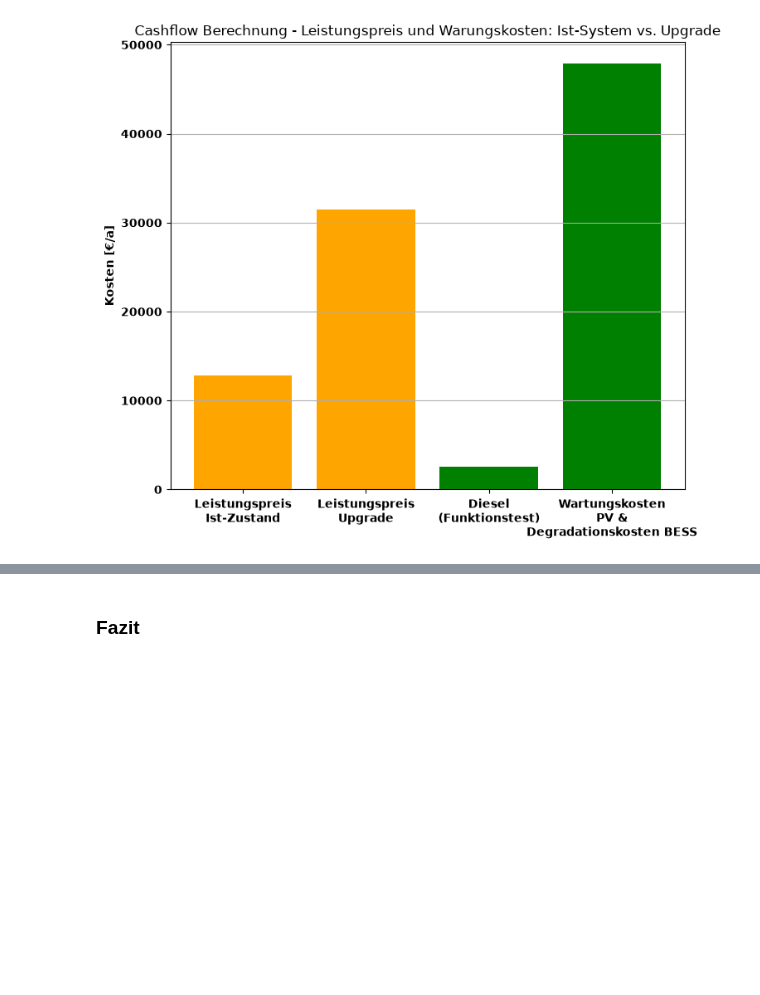
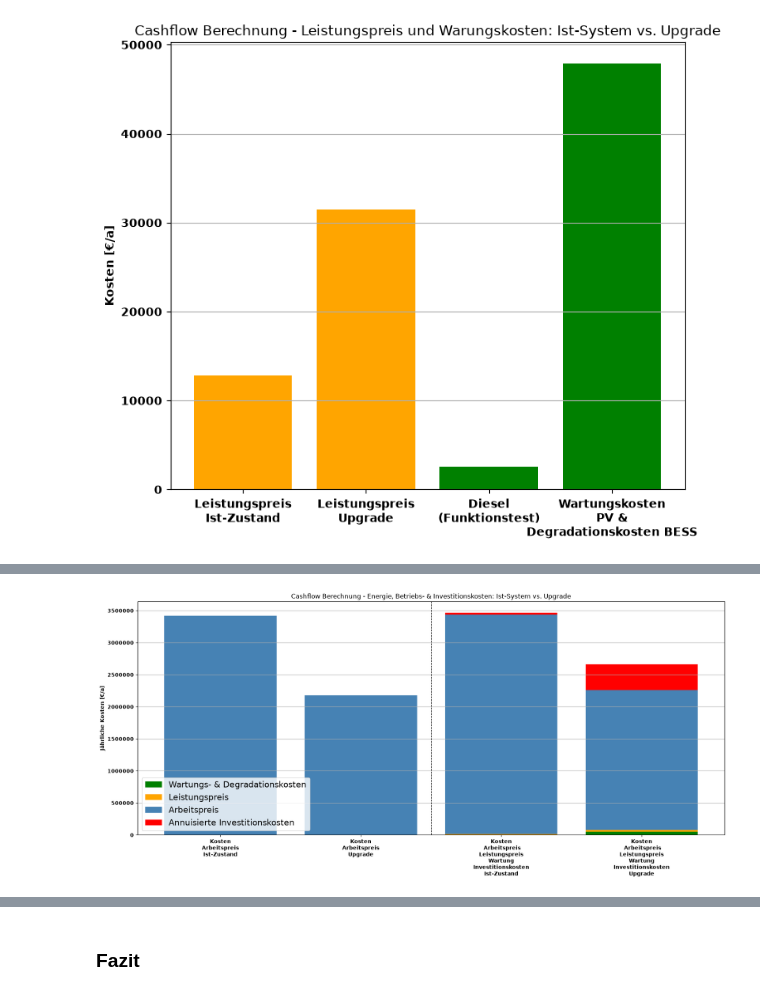
Before and after one commit to fschneegg/MoE-Team05, a Jupyter notebook: Notebook-V24.ipynb, the cells around one changed output, grey strips where cells are left out. Drawn from its saved outputs; the diff is of its cells as text; code cells hidden in the pictures; blank space fills up the shorter version.

```diff
--- a/Notebook-V24.ipynb
+++ b/Notebook-V24.ipynb
@@ -2014 +2024,74 @@ plt.show()
+# %%
+labels_ax2 = [
+    "Kosten\nArbeitspreis\nIst-Zustand",
+    "Kosten\nArbeitspreis\nUpgrade",
+
+    "Kosten\n Arbeitspreis\nLeistungspreis\nWartung\nInvestitionskosten\nIst-Zustand",
+    "Kosten\n Arbeitspreis\nLeistungspreis\nWartung\nInvestitionskosten\nUpgrade",
+]
+
+x2 = np.arange(len(labels_ax2))
+
+plt.figure(figsize=(20, 8))
+
+# Arbeitspreis
+plt.bar(x2[0], ap_is, color="steelblue")
+plt.bar(x2[1], ap_up, color="steelblue")
+
+# Opex & Capex Ist-Zustand
+plt.bar(x2[2], ds_is, color="green")
+plt.bar(x2[2], lp_is, bottom=ds_is, color="orange")
+plt.bar(x2[2], ap_is, bottom=ds_is + lp_is, color="steelblue")
+plt.bar(
+    x2[2],
+    diesel_a,
+    bottom=ds_is + lp_is + ap_is,
+    color="red"
+)
+
+# Opex & Capex Upgrade
+plt.bar(x2[3], es_up, color="green", label="Wartungs- & Degradationskosten")
+plt.bar(x2[3], lp_up, bottom=es_up, color="orange", label="Leistungspreis")
+plt.bar(x2[3], ap_up, bottom=es_up + lp_up, color="steelblue", label="Arbeitspreis")
+plt.bar(
+    x2[3],
+    pv_a,
+    bottom=es_up + lp_up + ap_up,
+    color="red"
+)
+plt.bar(
+    x2[3],
+    annuity_bess,
+    bottom=es_up + lp_up + ap_up + pv_a,
+    color="red", label='Annuisierte Investitionskosten'
+)
+
+plt.xticks(x2, labels_ax2)
+
+plt.ylabel(
+    "Jährliche Kosten [€/a]",
+    fontweight="bold"
+)
+
+plt.ticklabel_format(style="plain", axis="y")
+
+for label in plt.gca().get_yticklabels():
+    label.set_fontweight("bold")
+
+for label in plt.gca().get_xticklabels():
+    label.set_fontweight("bold")
+
+plt.title(
+    "Cashflow Berechnung - Energie, Betriebs- & Investitionskosten: Ist-System vs. Upgrade"
+)
+
+plt.axvline(1.5, color='black', linestyle='--', linewidth=1, alpha=1)
+
+plt.grid(axis="y")
+
+plt.legend(loc='lower left', fontsize=16)
+
+plt.show()
+# %% [output]
+[figure, added]
 # %%
```
Also changed, not shown: parts of 4 cells of this notebook.
